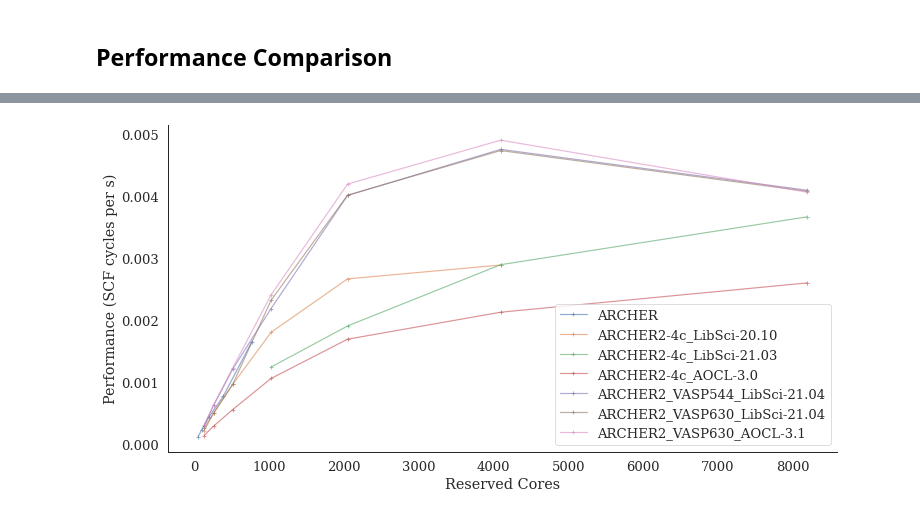
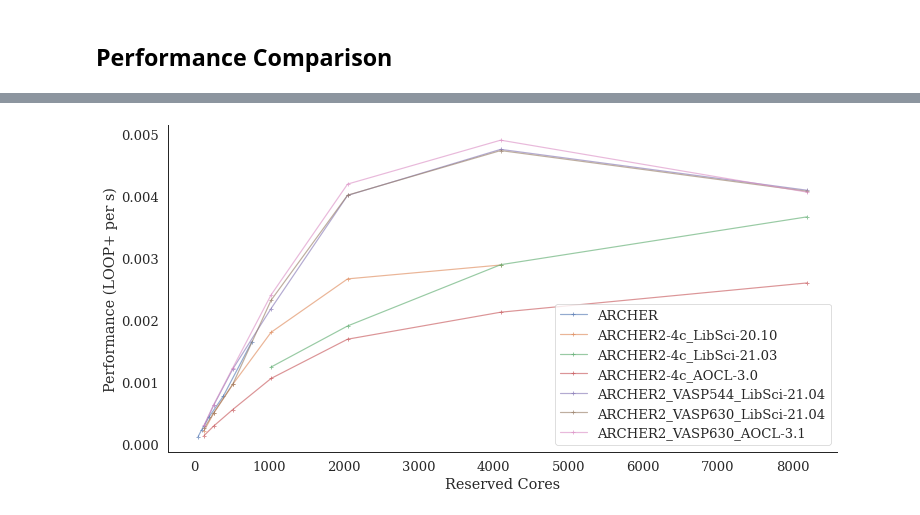
Before and after one commit to hpc-uk/archer-benchmarks, a Jupyter notebook: others/VASP/analysis/VASP_TiO2_perf_analysis.ipynb, the cells around one changed output, grey strips where cells are left out. Cells and saved outputs as stored; diff of their text form; code cells hidden in the pictures.

```diff
--- a/others/VASP/analysis/VASP_TiO2_perf_analysis.ipynb
+++ b/others/VASP/analysis/VASP_TiO2_perf_analysis.ipynb
@@ -201,10 +201,10 @@ sns.despine()
 # %%
 for res in results:
     totcores = [n * cpn[res] for n in nodes[res]]
     plt.plot(totcores, perf_nodes[res], '-+', label=names[res], alpha=0.6)
 plt.xlabel('Reserved Cores')
-plt.ylabel('Performance (SCF cycles per s)')
+plt.ylabel('Performance (LOOP+ per s)')
 plt.legend(loc='best')
 sns.despine()
 # %% [output]
-[figure, old version]
+[figure, new version]
```
Also changed, not shown: parts of 4 cells of this notebook, 1 other file.
